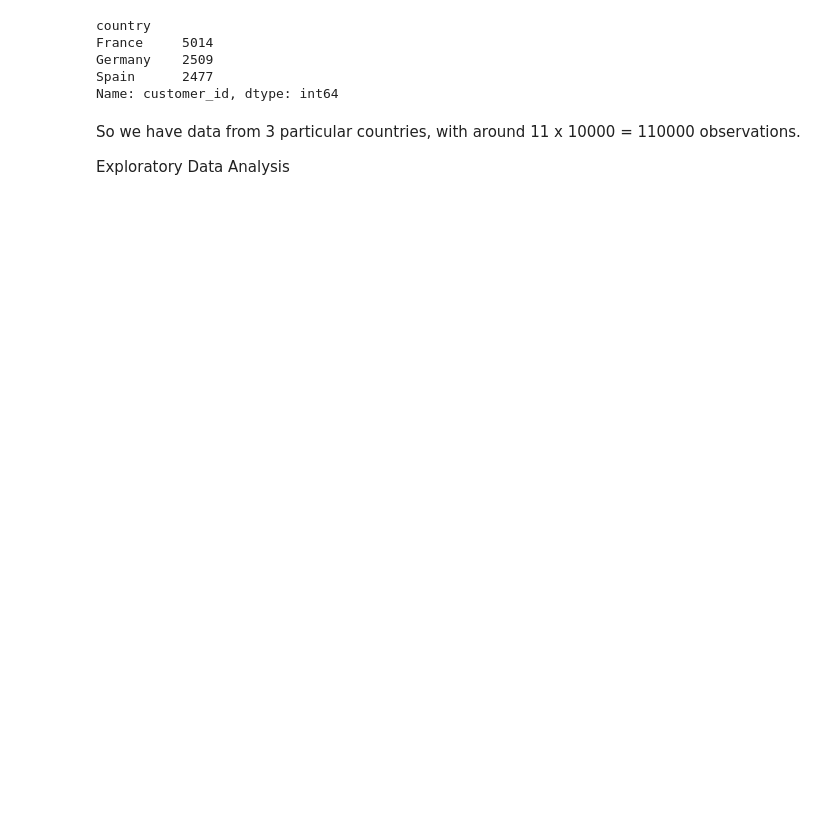
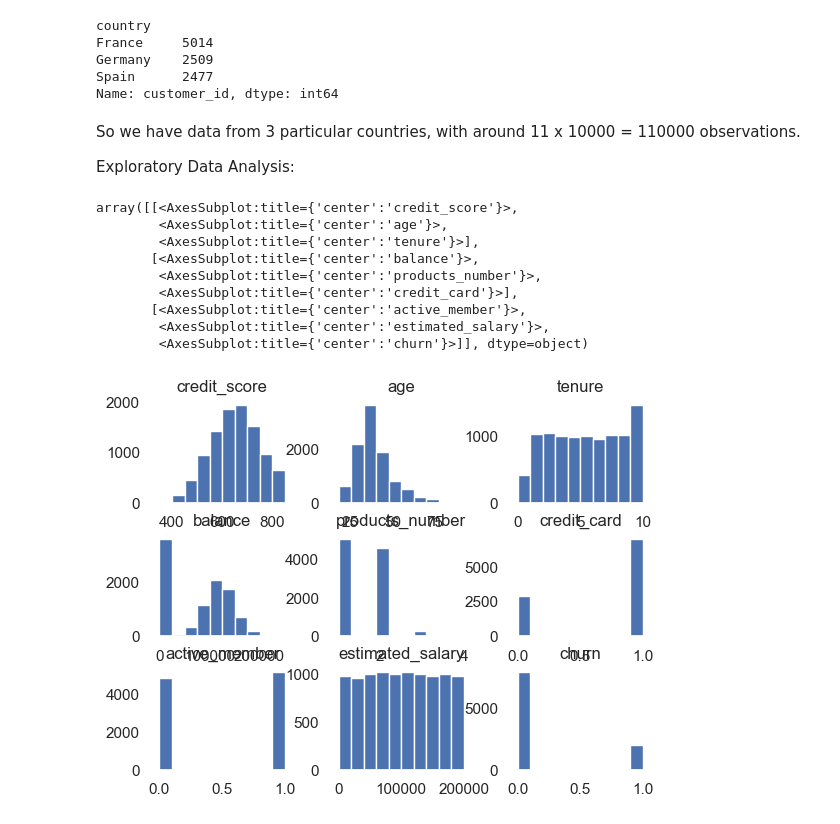
Before and after one commit to adampick99/bank-churn-project, a Jupyter notebook: bank-churn-project.ipynb, the cells around one changed output. Drawn from its saved outputs; the diff is of its cells as text; code cells hidden in the pictures; blank space fills up the shorter version.

```diff
--- a/bank-churn-project.ipynb
+++ b/bank-churn-project.ipynb
@@ -3,11 +3,17 @@
 import numpy as np
 import pandas as pd
 import seaborn as sns
+sns.set_theme(style='white')
+sns.set(rc={'axes.facecolor':'white', 'figure.facecolor':'white'})
 import matplotlib.pyplot as plt
 import plotly.express as px
+import plotly.io as pio
+pio.templates.default = 'plotly_white'
 import missingno as msno
 from sklearn.model_selection import train_test_split
 from sklearn.preprocessing import StandardScaler,LabelEncoder
+le = LabelEncoder()
+ss = StandardScaler()
 import lazypredict
 from lazypredict.Supervised import LazyClassifier
 # %% [markdown]
@@ -85,4 +113,4 @@ Name: customer_id, dtype: int64
 # %% [markdown]
 So we have data from 3 particular countries, with around 11 x 10000 = 110000 observations.
 
-Exploratory Data Analysis
+Exploratory Data Analysis:
@@ -92,0 +117,22 @@ features = df.keys()
+# %%
+# EDA
+
+# What questions?
+# What variable is most correlated to churn?
+# Visually, what is the distribution of churn along various variables? e.g does it tend towards lower age, higher balance?
+
+# We have no need for customer_id in our model, so this will be removed from the customer data set entirely, as opposed to churn which is only dropped from features
+df.drop('customer_id', 1, inplace=True) # We don't want a copy so set inplace = True
+# %%
+df.hist() # Quick visualisation of the distribution of variables in the dataset
+# %% [output]
+array([[<AxesSubplot:title={'center':'credit_score'}>,
+        <AxesSubplot:title={'center':'age'}>,
+        <AxesSubplot:title={'center':'tenure'}>],
+       [<AxesSubplot:title={'center':'balance'}>,
+        <AxesSubplot:title={'center':'products_number'}>,
+        <AxesSubplot:title={'center':'credit_card'}>],
+       [<AxesSubplot:title={'center':'active_member'}>,
+        <AxesSubplot:title={'center':'estimated_salary'}>,
+        <AxesSubplot:title={'center':'churn'}>]], dtype=object)
+[figure, added]
```
Also changed, not shown: parts of 26 cells of this notebook.
